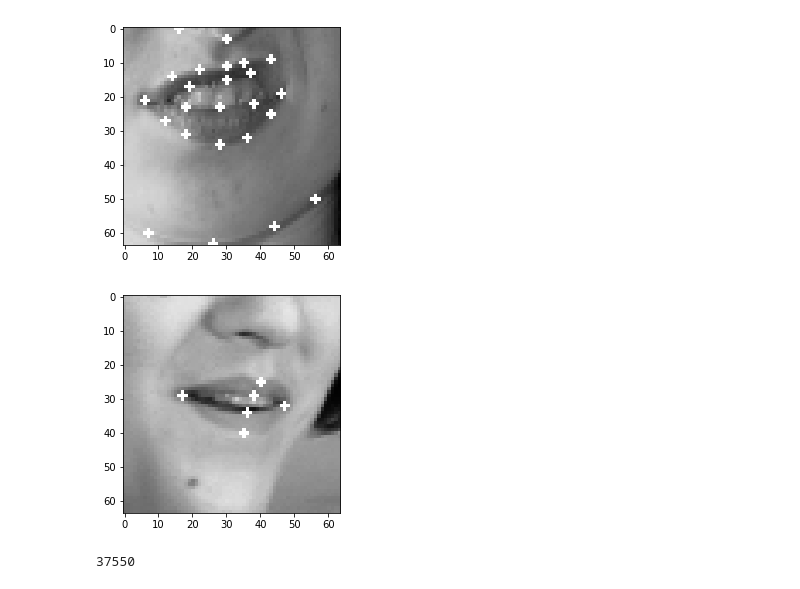
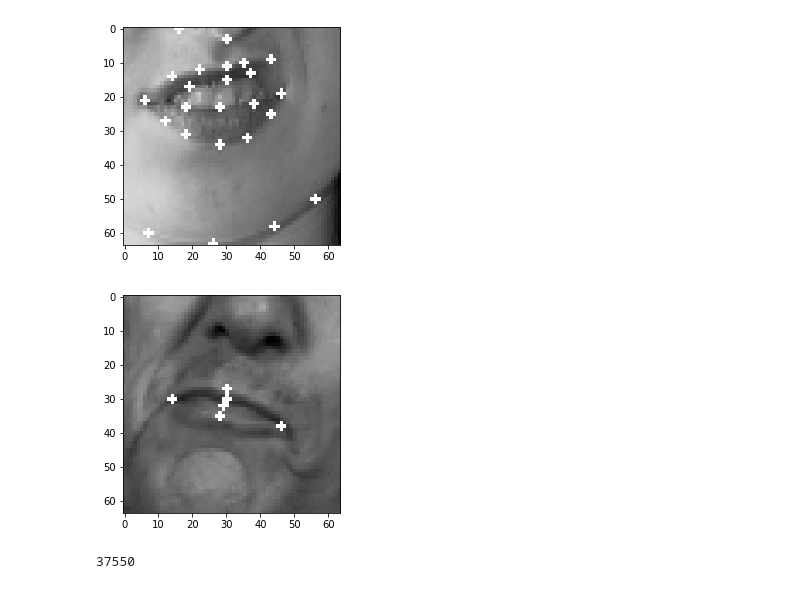
Before and after one commit to azhong-git/faceoff, a Jupyter notebook: faceoff_data_gen.ipynb, the cells around one changed output. Cells and saved outputs as stored; diff of their text form; code cells hidden in the pictures.

```diff
--- a/faceoff_data_gen.ipynb
+++ b/faceoff_data_gen.ipynb
@@ -70,18 +70,18 @@ for bb in b:
 # %%
 import pickle
 import cv2
-c = pickle.load(open('data/mouth.p', 'rb'))
-index = -178
+#c = pickle.load(open('data/mouth.p', 'rb'))['data']
+index = -179
 cci = c[index].image.copy()
 # for point in c[index].landmarks:
 #     cv2.circle(cci, (int(point[0]), int(point[1])), 1, (255), -1)
 for point_ind in [48, 54, 51, 57, 64, 61]:
     cv2.circle(cci, (int(c[index].landmarks[point_ind][0]), int(c[index].landmarks[point_ind][1])), 1, (255), -1)
 
 plt.imshow(cci, cmap='gray')
 plt.show()
 # %% [output]
-[figure, old version]
+[figure, new version]
 # %%
 len(c)
 # %% [output]
```
Also changed, not shown: 2 other files.
